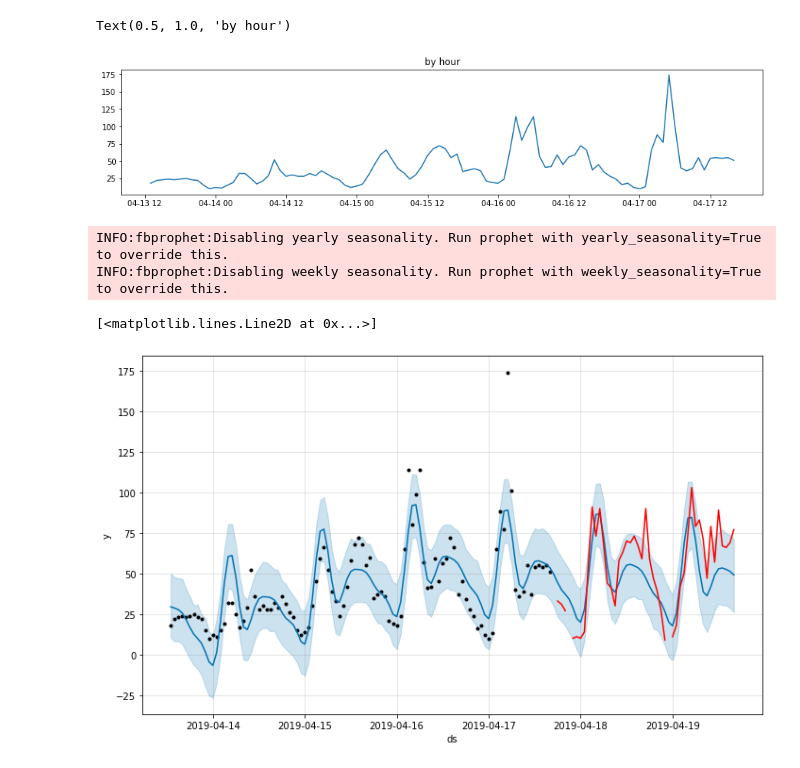
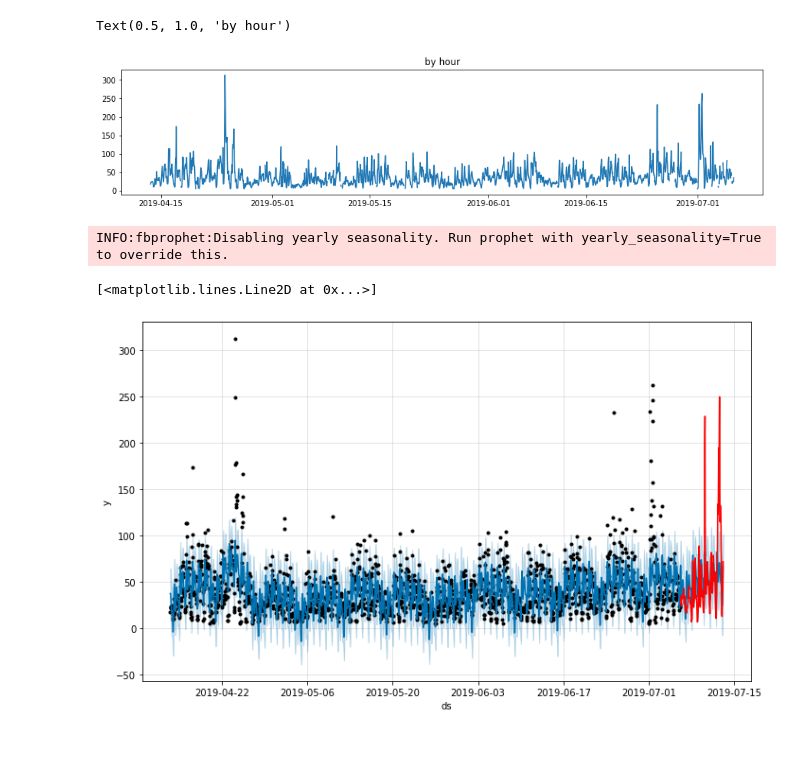
Before and after one commit to aety/insight, a Jupyter notebook: RATP/air/pickleToData_PROPHET_hourly.ipynb, the cells around one changed output. Drawn from its saved outputs; the diff is of its cells as text; code cells hidden in the pictures.

Commit message:
settled on an hourly prediction based on 2000 samples

```diff
--- a/RATP/air/pickleToData_PROPHET_hourly.ipynb
+++ b/RATP/air/pickleToData_PROPHET_hourly.ipynb
@@ -8,14 +8,8 @@ data = pd.read_pickle('franklin-d-roosevelt/airQualityDataframe-franklin-d-roose
 data = data.sort_values(by=['ds'])
 data['just_date'] = data['ds'].dt.date
 t_start = 55000
-df_h = data[t_start:(t_start+100)]
-
-# group by date
-data_d = data.groupby(['just_date'],squeeze=True).mean()
-data_d.columns = ['_'.join(col).strip() for col in data_d.columns.values]
-data_d = data_d.reset_index()
-data_d.columns = ['ds','y'] # rename column
-df_d = data_d[0:2000]
+n_samples = 2000
+df_h = data[t_start:(t_start+n_samples)]
 
 import matplotlib.pyplot as plt
 pd.plotting.register_matplotlib_converters() # this resolves some issues with data type
@@ -27,23 +21,23 @@ plt.plot(df_h['ds'],df_h['y'])
 plt.title('by hour')
 # %% [output]
 Text(0.5, 1.0, 'by hour')
-[figure, old version]
+[figure, new version]
 # %%
 df = df_h # select daily or hourly daya
+n_prd = 168
 
 from fbprophet import Prophet
 
-m = Prophet(changepoint_prior_scale=0.5) #  Increasing scale will make the trend more flexible:
+m = Prophet(changepoint_prior_scale=1) #  Increasing scale will make the trend more flexible:
 m.fit(df)
-future = m.make_future_dataframe(periods=48, freq='H')
+future = m.make_future_dataframe(periods=n_prd, freq='H')
 forecast = m.predict(future)
 pd.plotting.register_matplotlib_converters() # this resolves some issues with data type
 fig = m.plot(forecast)
 #components_fig = m.plot_components(forecast)
-test = data[(t_start+101):(t_start+148)]
+test = data[(t_start+n_samples):(t_start+n_samples+n_prd)]
 plt.plot(test['ds'],test['y'],color='r')
 # %% [output]
 INFO:fbprophet:Disabling yearly seasonality. Run prophet with yearly_seasonality=True to override this.
-INFO:fbprophet:Disabling weekly seasonality. Run prophet with weekly_seasonality=True to override this.
 [<matplotlib.lines.Line2D at 0x...>]
-[figure, old version]
+[figure, new version]
```
Also changed, not shown: parts of 6 cells of this notebook, 2 other files.
